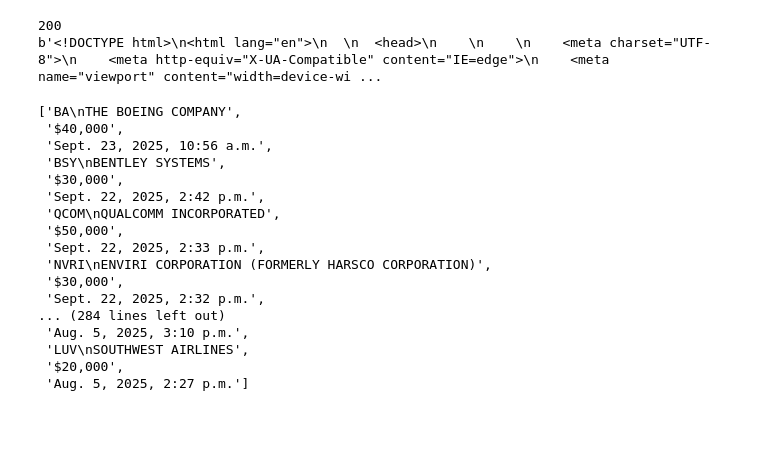
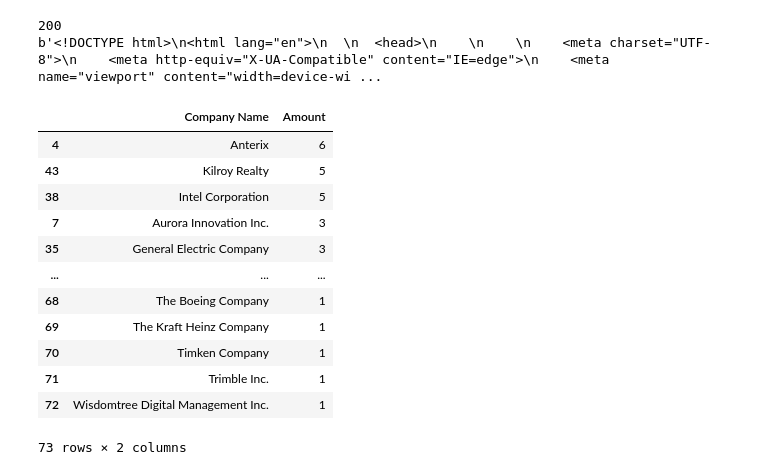
Before and after one commit to fonanroley/projects, a Jupyter notebook: corporatelobbying.ipynb, the cells around one changed output. Cells and saved outputs as stored; diff of their text form; code cells hidden in the pictures; blank space fills up the shorter version.

Commit message:
Made dataframe of scraped data

```diff
--- a/corporatelobbying.ipynb
+++ b/corporatelobbying.ipynb
@@ -45,21 +47,44 @@ for i in range(0, len(raw_data), 3):
     #split the first item into ticker and company name
     #it is separated by \n so that is how I can differentiate
     ticker_company = raw_data[i].split('\n', 1)
+
+    #first part is the ticker
+    ticker = ticker_company[0].strip()
+
+    #second part is company name
+    company = ticker_company[1].strip() if len(ticker_company) > 1 else ""
+
+    #clean up the amount to remove $ and , and then convert to int
+    amount = int(raw_data[i+1].replace("$", '').replace(",", "").strip())
+
+    full_date_str = raw_data[i+2].strip()        # this is a STRING now
+    parts = full_date_str.split(",")             # safe to split
+    date_part = (parts[0] + " " + parts[1]).strip()
+    date_obj = parser.parse(date_part)           # flexible parsing
+    date_fmt = date_obj.strftime("%d/%m/%Y")
+
+    #append cleaned record as a dictionay to records list
+    records.append({
+        'Ticker':ticker,
+        'Company Name': company.title(),
+        'Amount':amount,
+        'Date':date_fmt
+    })
+
+    df = pd.DataFrame(records)
-# %% [output]
-['BA\nTHE BOEING COMPANY',
- '$40,000',
- 'Sept. 23, 2025, 10:56 a.m.',
- 'BSY\nBENTLEY SYSTEMS',
- '$30,000',
- 'Sept. 22, 2025, 2:42 p.m.',
- 'QCOM\nQUALCOMM INCORPORATED',
- '$50,000',
- 'Sept. 22, 2025, 2:33 p.m.',
- 'NVRI\nENVIRI CORPORATION (FORMERLY HARSCO CORPORATION)',
- '$30,000',
- 'Sept. 22, 2025, 2:32 p.m.',
-... (284 lines left out)
- 'Aug. 5, 2025, 3:10 p.m.',
- 'LUV\nSOUTHWEST AIRLINES',
- '$20,000',
- 'Aug. 5, 2025, 2:27 p.m.']
+# %%
+df.groupby('Company Name')['Amount'].count().reset_index().sort_values('Amount', ascending=False)
+# %% [output]
+|  | Company Name | Amount |
+| 4 | Anterix | 6 |
+| 43 | Kilroy Realty | 5 |
+| 38 | Intel Corporation | 5 |
+| 7 | Aurora Innovation Inc. | 3 |
+| 35 | General Electric Company | 3 |
+| ... | ... | ... |
+| 68 | The Boeing Company | 1 |
+| 69 | The Kraft Heinz Company | 1 |
+| 70 | Timken Company | 1 |
+| 71 | Trimble Inc. | 1 |
+| 72 | Wisdomtree Digital Management Inc. | 1 |
+73 rows × 2 columns
```
Also changed, not shown: parts of 2 cells of this notebook.
